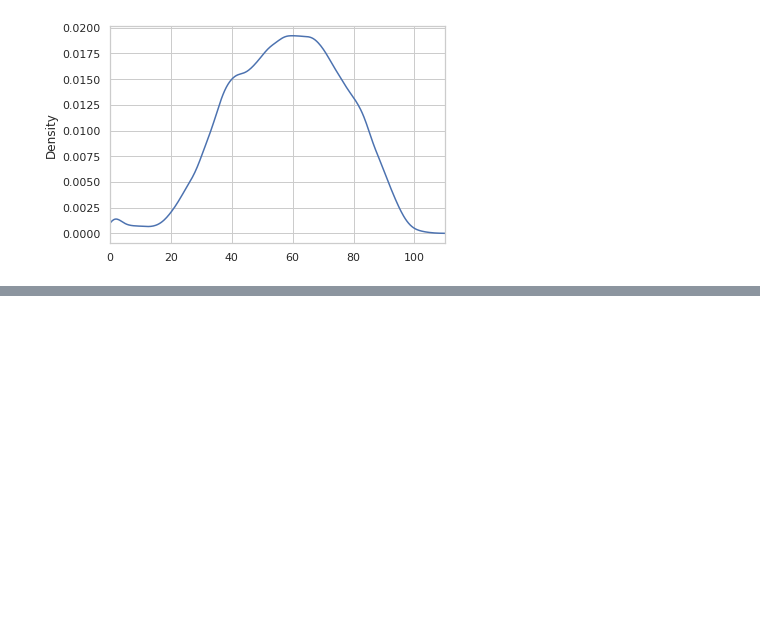
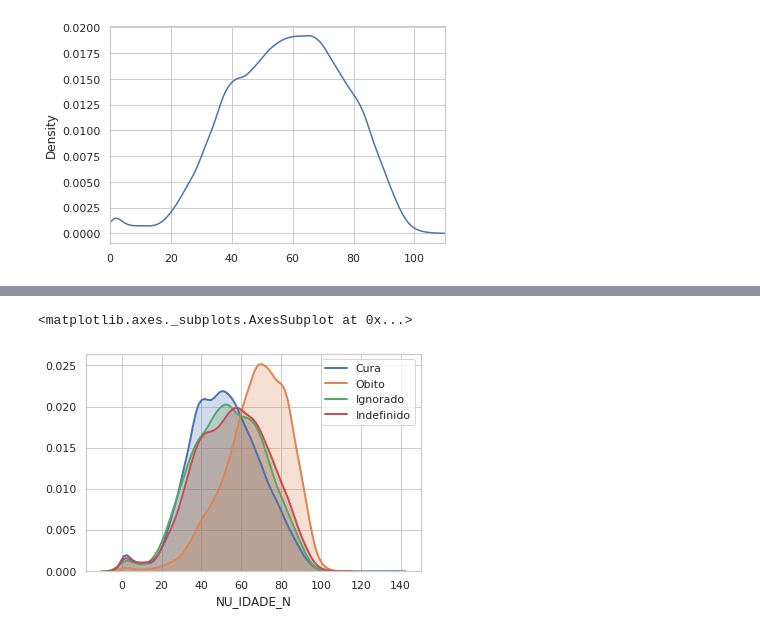
Before and after one commit to fabinhojorge/covid_analysis, a Jupyter notebook: covid_analysis.ipynb, the cells around one changed output, grey strips where cells are left out. Cells and saved outputs as stored; diff of their text form; code cells hidden in the pictures; blank space fills up the shorter version.

Commit message:
Adding analysis for IDADE

```diff
--- a/covid_analysis.ipynb
+++ b/covid_analysis.ipynb
@@ -197,0 +179,9 @@ df.groupby('EVOLUCAO').NU_IDADE_N.describe()
+# %%
+sns.distplot(df[df.EVOLUCAO == 1].NU_IDADE_N, hist = False, kde = True, kde_kws = {'shade': True, 'linewidth': 2}, label = 'Cura')
+sns.distplot(df[df.EVOLUCAO == 2].NU_IDADE_N, hist = False, kde = True, kde_kws = {'shade': True, 'linewidth': 2}, label = 'Obito')
+sns.distplot(df[df.EVOLUCAO == 9].NU_IDADE_N, hist = False, kde = True, kde_kws = {'shade': True, 'linewidth': 2}, label = 'Ignorado')
+sns.distplot(df[~df.EVOLUCAO.isin([1, 2, 9])].NU_IDADE_N, hist = False, kde = True, kde_kws = {'shade': True, 'linewidth': 2}, label = 'Indefinido')
+, ax=ax
+# %% [output]
+<matplotlib.axes._subplots.AxesSubplot at 0x...>
+[figure, added]
```
Also changed, not shown: parts of 19 cells of this notebook.
